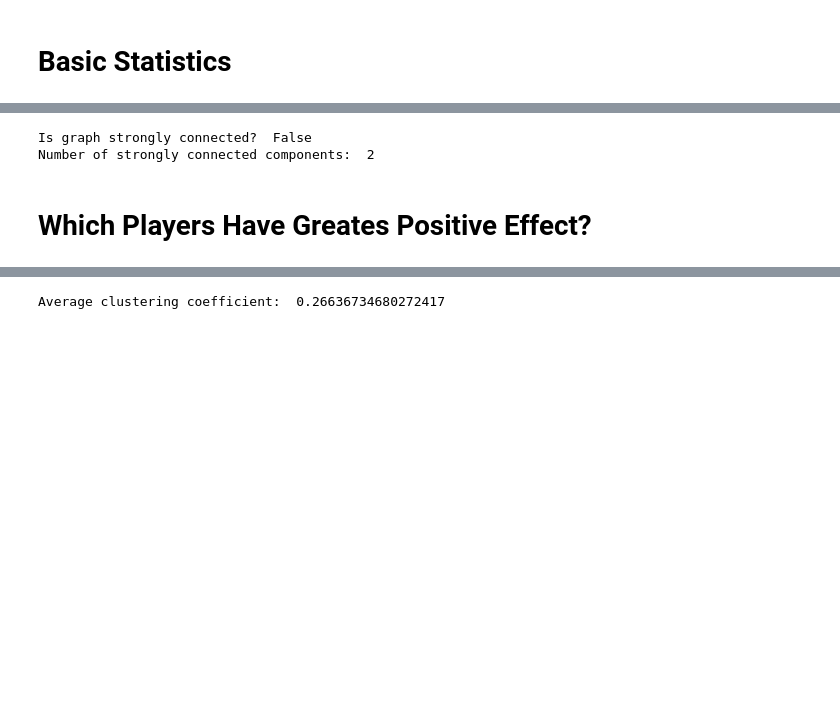
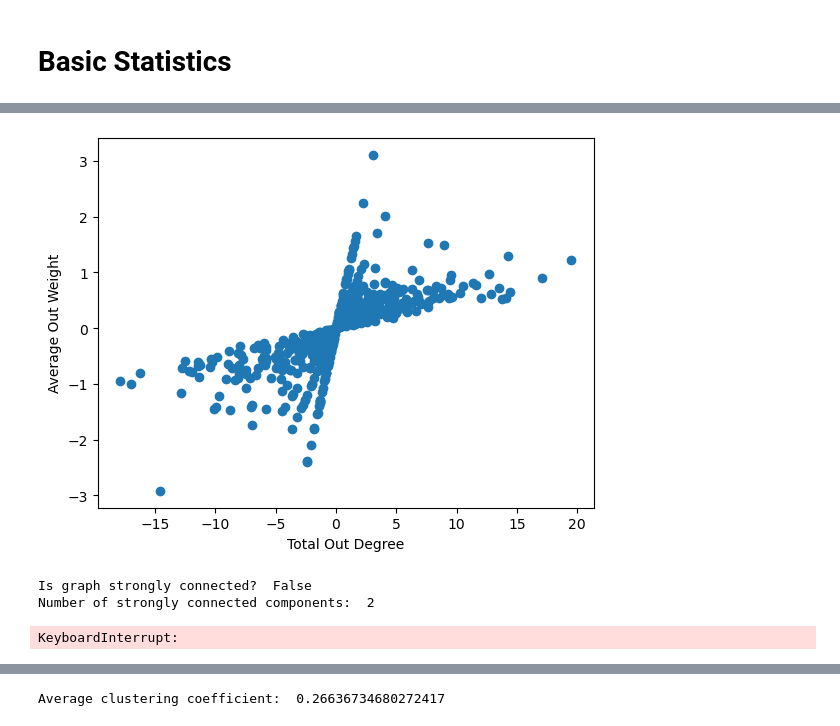
Before and after one commit to emmettcollings/nhl-linemate-network, a Jupyter notebook: src/defense-networks/defense-overall.ipynb, the cells around one changed output, grey strips where cells are left out. Drawn from its saved outputs; the diff is of its cells as text; code cells hidden in the pictures; blank space fills up the shorter version.

```diff
--- a/src/defense-networks/defense-overall.ipynb
+++ b/src/defense-networks/defense-overall.ipynb
@@ -76,3 +109,12 @@ average_corsi_influence      0.080763                 1.000000
+# %%
+# Average influence vs total influence
+fig = plt.subplot()
+fig.scatter(players_df["total_out_influence"], players_df["average_corsi_influence"])
+plt.xlabel("Total Out Degree")
+plt.ylabel("Average Out Weight")
+plt.show()
+# %% [output]
+[figure, added]
 # %%
 # Number of connected components
 is_strongly_connected = nx.is_strongly_connected(G)
@@ -82,8 +124,12 @@ print("Number of strongly connected components: ", num_strongly_connected_compon
 # %% [output]
 Is graph strongly connected?  False
 Number of strongly connected components:  2
-# %% [markdown]
-# Which Players Have Greates Positive Effect?
+# %%
+# Path length
+for C in (G.subgraph(c).copy() for c in nx.weakly_connected_components(G)):
+    print(nx.average_shortest_path_length(C))
+# %% [output]
+KeyboardInterrupt:
 # %%
 # Degree distribution
 import matplotlib.pyplot as plt
```
Also changed, not shown: parts of 14 cells of this notebook, 6 other files.
